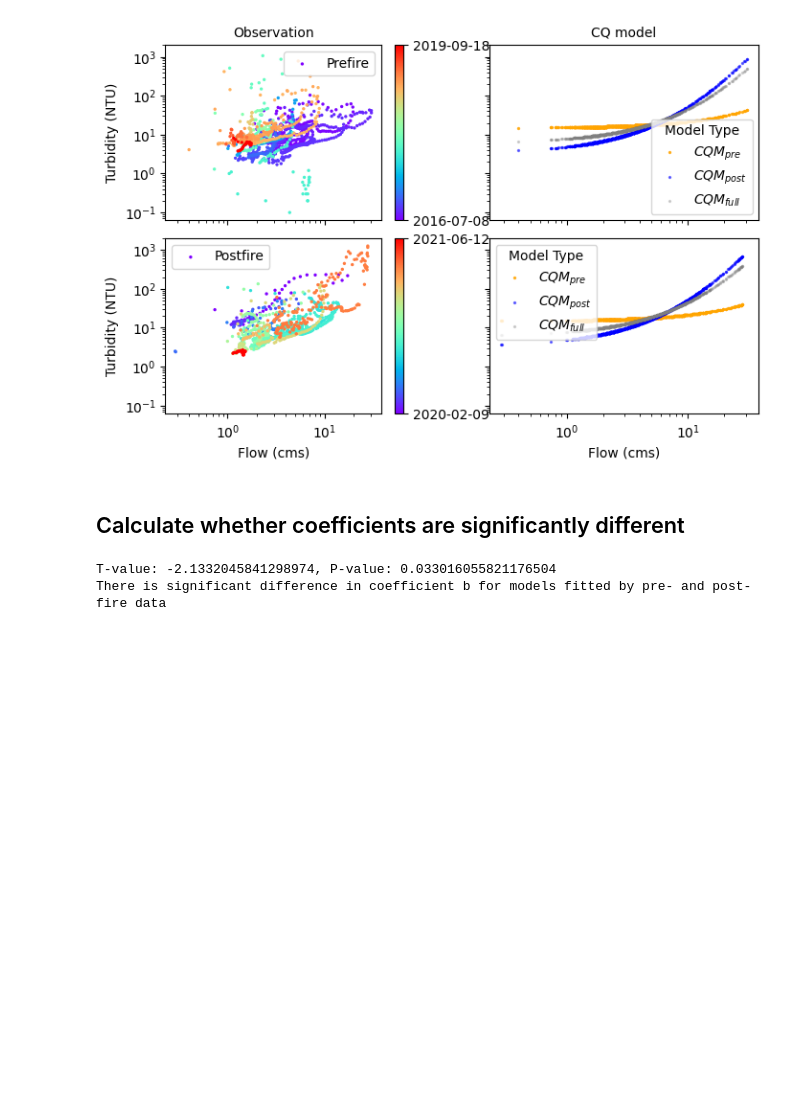
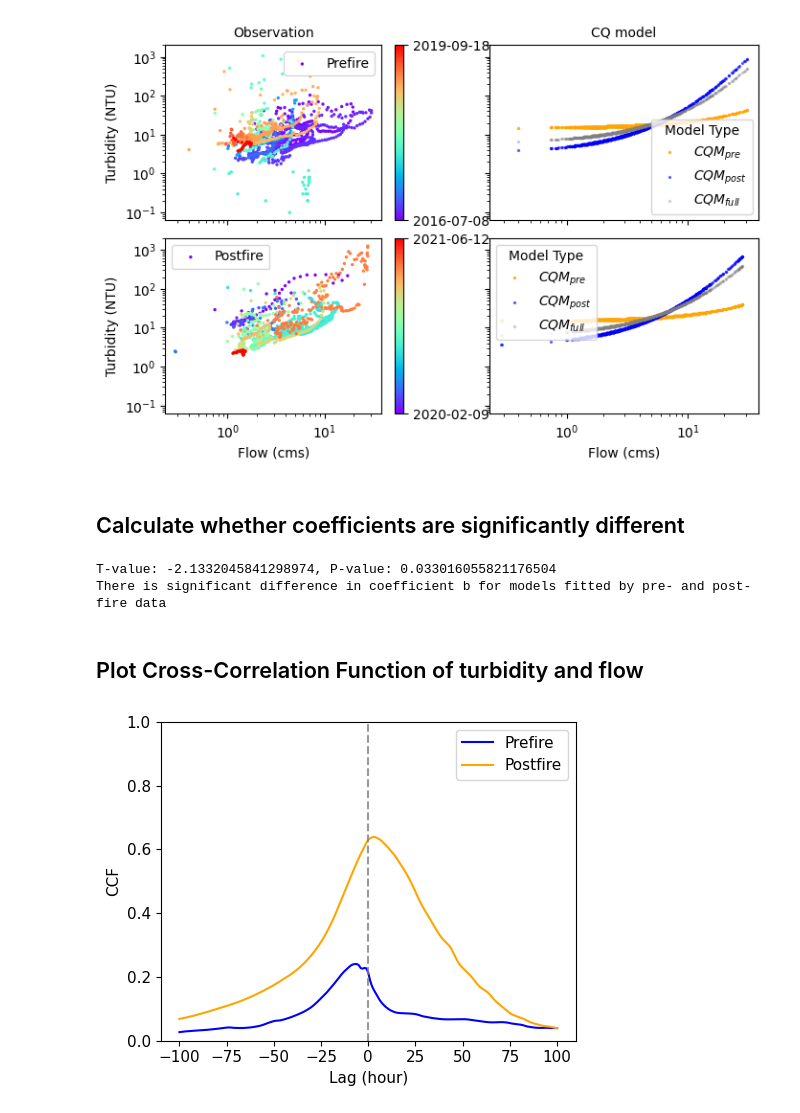
Before and after one commit to QianWanghhu/BushFireWQ, a Jupyter notebook: src/Explore_212058_CQ.ipynb, the cells around one changed output. Saved outputs shown, nothing was run; the diff lists cells and outputs as text; code cells hidden in the pictures; blank space fills up the shorter version.

Commit message:
Add code for plotting cross-correlation function.

```diff
--- a/src/Explore_212058_CQ.ipynb
+++ b/src/Explore_212058_CQ.ipynb
@@ -653,3 +653,26 @@ if p_value <= 0.05:
 # %% [output]
 T-value: -2.1332045841298974, P-value: 0.033016055821176504
 There is significant difference in coefficient b for models fitted by pre- and post-fire data
+# %% [markdown]
+## Plot Cross-Correlation Function of turbidity and flow
+# %%
+# Read data
+fn = '../output/CQ_analysis/212058/cross_WQ.xlsx'
+df = pd.read_excel(fn, usecols=[2, 4, 17])
+df.columns = ['lag', 'Postfire CCF', 'Prefire CCF']
+# %%
+# Plot CCF
+df_slice = df[(df['lag'] >= -100) & (df['lag'] <= 100)]
+fig = plt.figure(figsize=(5, 4))
+ax = sns.lineplot(data = df_slice, x = 'lag', y = 'Prefire CCF', color = 'blue', label = 'Prefire')
+sns.lineplot(data = df_slice, x = 'lag', y = 'Postfire CCF', color = 'orange', label = 'Postfire')
+ax.set_ylim(0, 1)
+ax.vlines(0, 0, 1, linestyles='--', color = 'grey', alpha = 0.8)
+ax.set_ylabel('CCF', fontsize = 11)
+ax.set_xlabel('Lag (hour)', fontsize = 11)
+ax.tick_params('both', labelsize = 11)
+ax.legend(fontsize = 11)
+plt.tight_layout()
+plt.savefig('../output/figs/212058/CCF.png', dpi = 300, format = 'png')
+# %% [output]
+[figure, added]
```
Also changed, not shown: 2 other files.
